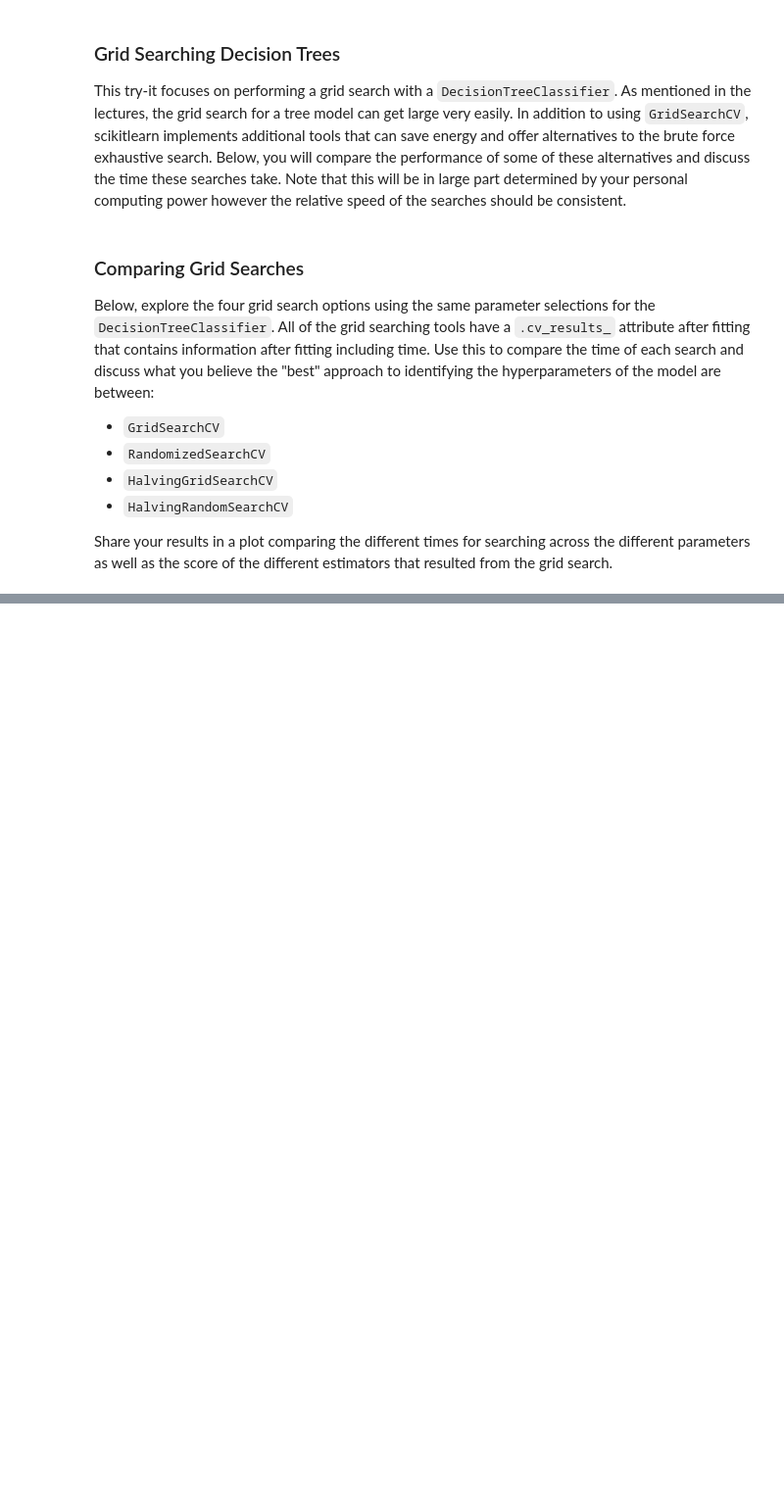
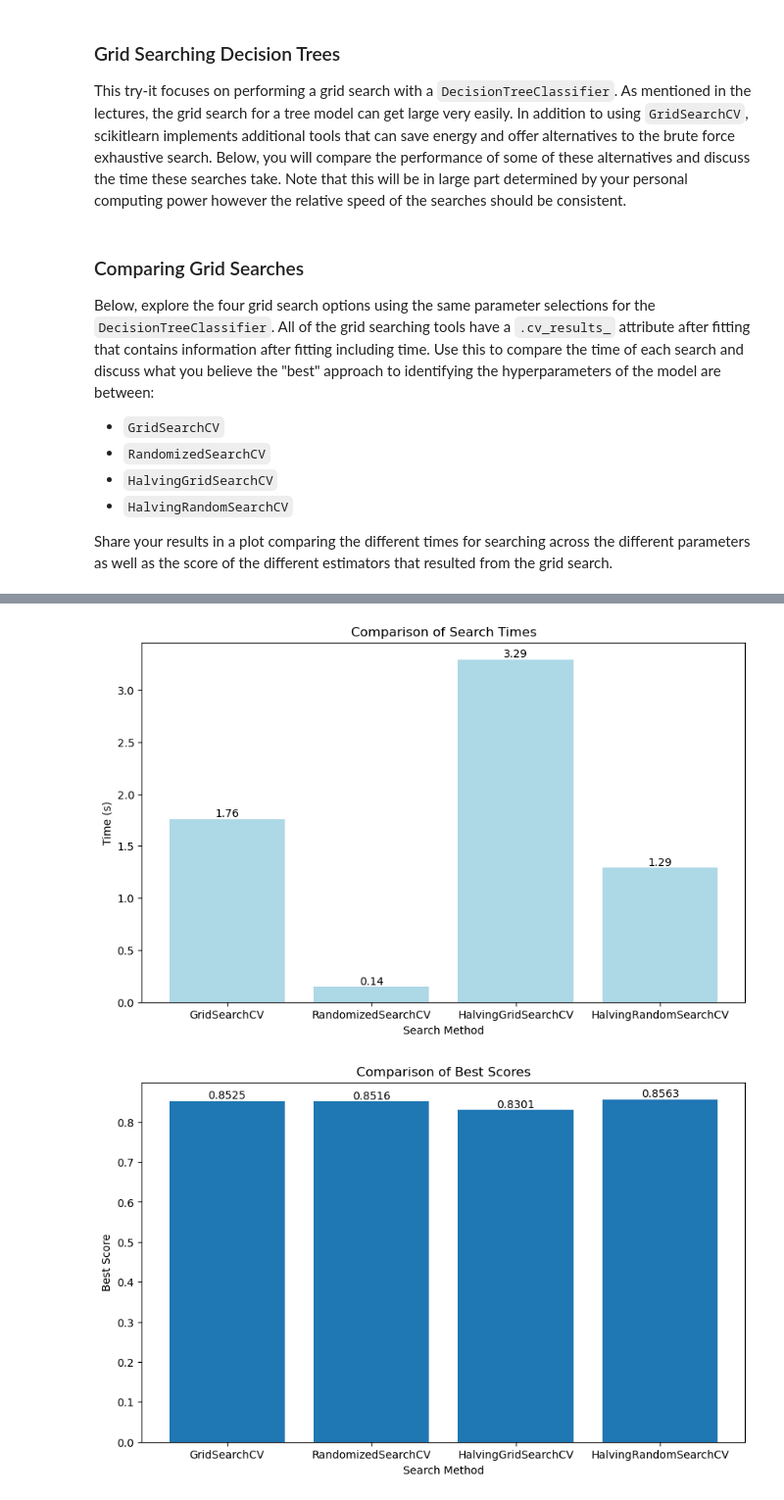
Before and after one commit to odeanmaye/Berkeley, a Jupyter notebook: Module14-Trees/Try_It_Activity_14.2/try_it_14.2.ipynb, the cells around one changed output, grey strips where cells are left out. Shown at 98% size. Cells and saved outputs as stored; diff of their text form; code cells hidden in the pictures; blank space fills up the shorter version.

```diff
--- a/Module14-Trees/Try_It_Activity_14.2/try_it_14.2.ipynb
+++ b/Module14-Trees/Try_It_Activity_14.2/try_it_14.2.ipynb
@@ -32,0 +83,4 @@ Share your results in a plot comparing the different times for searching across
+# %%
+# Perform RandomizedSearchCV
+random_search = RandomizedSearchCV(model, param_distributions=param_grid, n_iter=10, cv=5, verbose=1)
+random_time, random_estimator, random_score = run_search(random_search, param_grid, X_train, y_train)
@@ -32,0 +89,4 @@ Share your results in a plot comparing the different times for searching across
+# %%
+# Perform HalvingGridSearchCV
+halving_grid_search = HalvingGridSearchCV(model, param_grid, cv=5, verbose=1)
+halving_grid_time, halving_grid_estimator, halving_grid_score = run_search(halving_grid_search, param_grid, X_train, y_train)
@@ -32,0 +111,4 @@ Share your results in a plot comparing the different times for searching across
+# %%
+# Perform HalvingRandomSearchCV
+halving_random_search = HalvingRandomSearchCV(model, param_distributions=param_grid, cv=5, verbose=1)
+halving_random_time, halving_random_estimator, halving_random_score = run_search(halving_random_search, param_grid, X_train, y_train)
@@ -32,0 +133,37 @@ Share your results in a plot comparing the different times for searching across
+# %%
+# Create a DataFrame for the results
+results = pd.DataFrame({
+    'Search Method': ['GridSearchCV', 'RandomizedSearchCV', 'HalvingGridSearchCV', 'HalvingRandomSearchCV'],
+    'Time (s)': [grid_time, random_time, halving_grid_time, halving_random_time],
+    'Best Score': [grid_score, random_score, halving_grid_score, halving_random_score]
+})
+# %%
+# Plot the results
+plt.figure(figsize=(10,6))
+bars = plt.bar(results['Search Method'], results['Time (s)'], color='lightblue')
+
+# Add the time on top of each bar
+for bar in bars:
+    yval = bar.get_height()
+    plt.text(bar.get_x() + bar.get_width()/2, yval, round(yval, 2), ha='center', va='bottom')
+
+plt.title('Comparison of Search Times')
+plt.xlabel('Search Method')
+plt.ylabel('Time (s)')
+plt.show()
+
+plt.figure(figsize=(10,6))
+bars = plt.bar(results['Search Method'], results['Best Score'])
+
+# Add the score on top of each bar
+for bar in bars:
+    yval = bar.get_height()
+    plt.text(bar.get_x() + bar.get_width()/2, yval, round(yval, 4), ha='center', va='bottom')
+
+plt.title('Comparison of Best Scores')
+plt.xlabel('Search Method')
+plt.ylabel('Best Score')
+plt.show()
+# %% [output]
+[figure, added]
+[figure, added]
```
Also changed, not shown: parts of 11 cells of this notebook, 10 other files.
